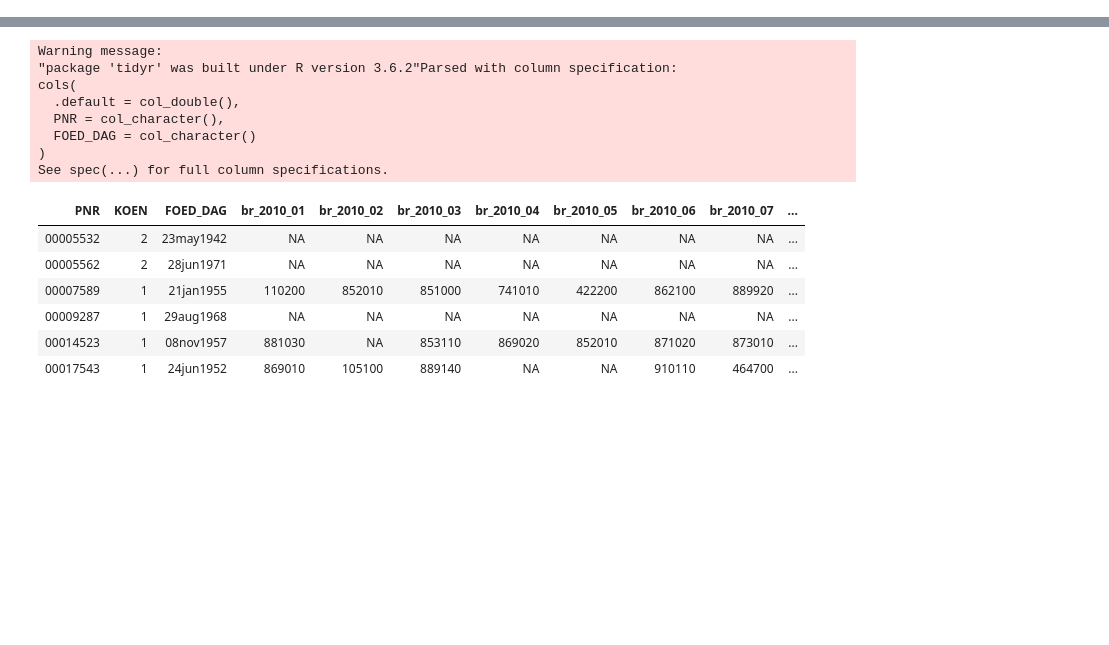
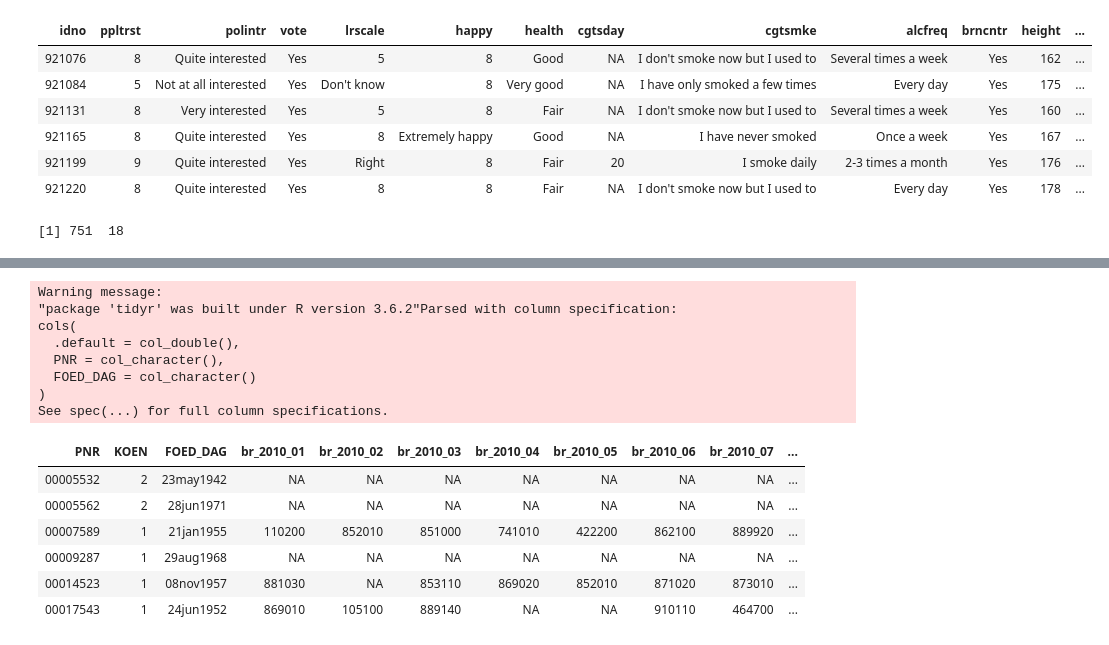
Before and after one commit to CALDISS-AAU/workshop_r-table-data, a Jupyter notebook: notebooks/R_table-data_read-join-merge.ipynb, the cells around one changed output, grey strips where cells are left out. Drawn from its saved outputs; the diff is of its cells as text; code cells hidden in the pictures; blank space fills up the shorter version.

```diff
--- a/notebooks/R_table-data_read-join-merge.ipynb
+++ b/notebooks/R_table-data_read-join-merge.ipynb
@@ -18,0 +52,12 @@
+# %%
+head(ess2014_p2)
+dim(ess2014_p2)
+# %% [output]
+| idno | ppltrst | polintr | vote | lrscale | happy | health | cgtsday | cgtsmke | alcfreq | brncntr | height | ... |
+| 921076 | 8 | Quite interested | Yes | 5 | 8 | Good | NA | I don't smoke now but I used to | Several times a week | Yes | 162 | ... |
+| 921084 | 5 | Not at all interested | Yes | Don't know | 8 | Very good | NA | I have only smoked a few times | Every day | Yes | 175 | ... |
+| 921131 | 8 | Very interested | Yes | 5 | 8 | Fair | NA | I don't smoke now but I used to | Several times a week | Yes | 160 | ... |
+| 921165 | 8 | Quite interested | Yes | 8 | Extremely happy | Good | NA | I have never smoked | Once a week | Yes | 167 | ... |
+| 921199 | 9 | Quite interested | Yes | Right | 8 | Fair | 20 | I smoke daily | 2-3 times a month | Yes | 176 | ... |
+| 921220 | 8 | Quite interested | Yes | 8 | 8 | Fair | NA | I don't smoke now but I used to | Every day | Yes | 178 | ... |
+[1] 751  18
```
Also changed, not shown: parts of 20 cells of this notebook, 3 other files.
